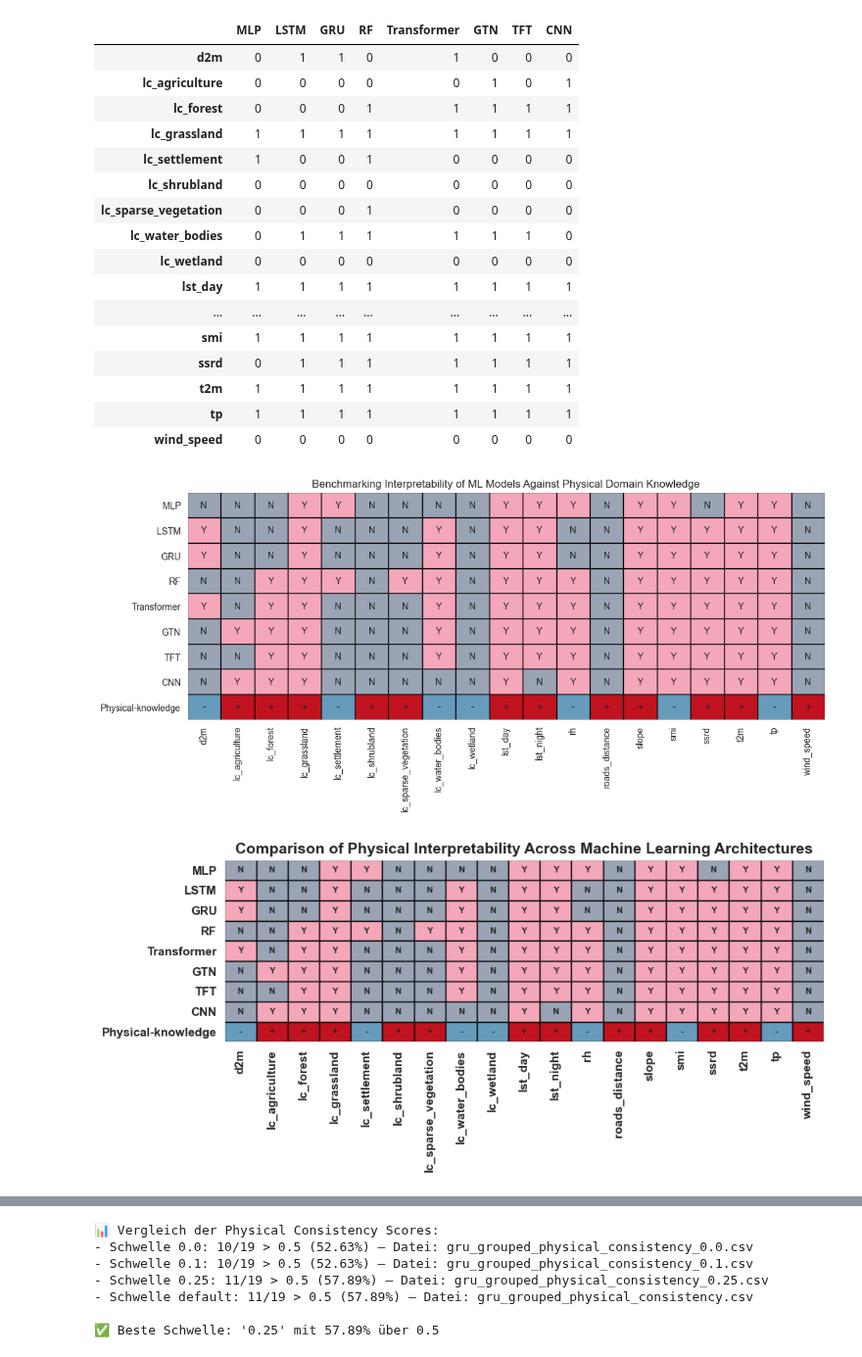
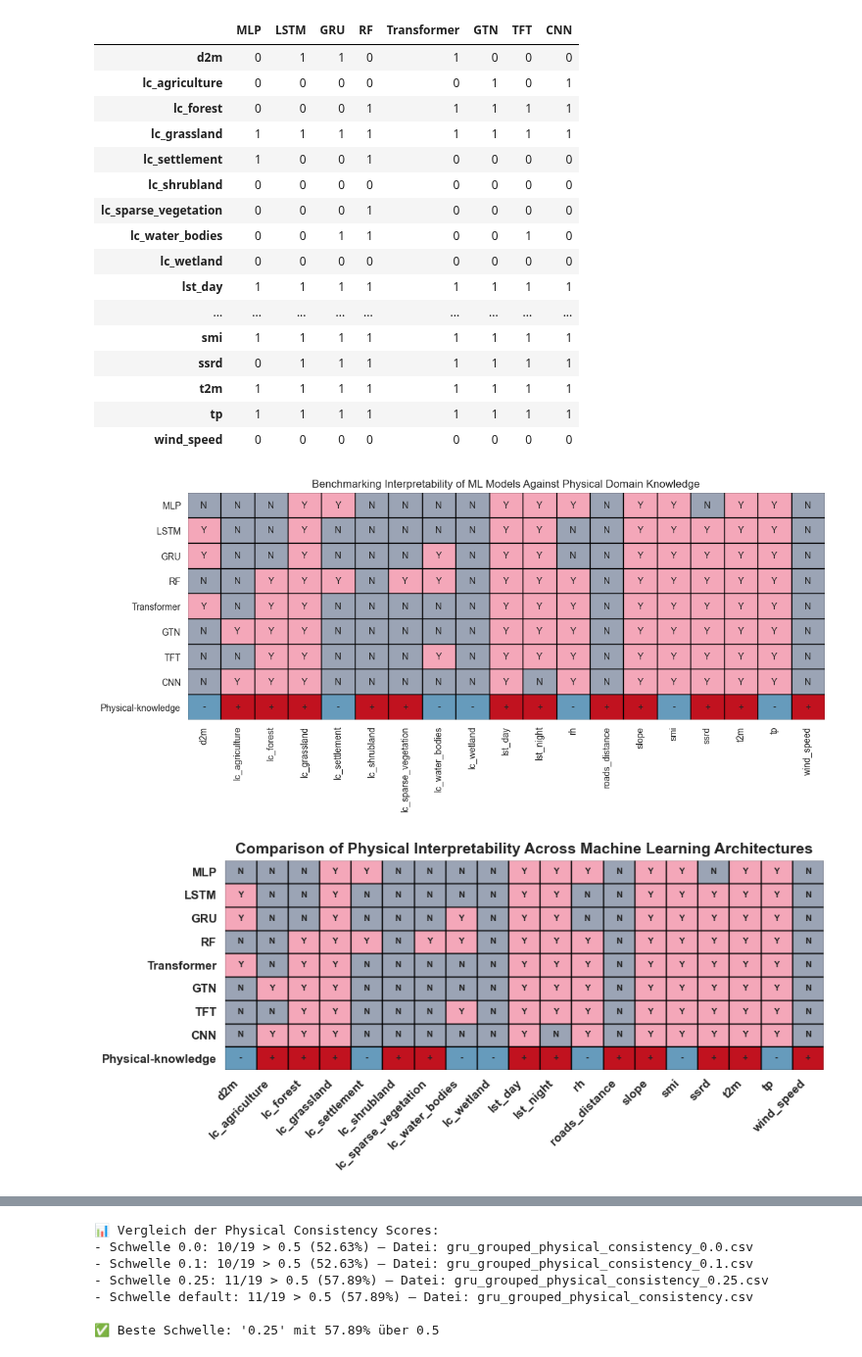
Before and after one commit to paulinebecker2002/mesogeos, a Jupyter notebook: outputs/physical_interpretability.ipynb, the cells around one changed output, grey strips where cells are left out. Shown at 98% size. Drawn from its saved outputs; the diff is of its cells as text; code cells hidden in the pictures.

```diff
--- a/outputs/physical_interpretability.ipynb
+++ b/outputs/physical_interpretability.ipynb
@@ -5,7 +5,7 @@ import seaborn as sns
 import numpy as np
 import os
 # %%
-df = pd.read_csv("/Users/I566184/bachelorarbeit_coding/mesogeos/csv/Physical_Interpretability_0.1.csv", sep=";", index_col=0)
+df = pd.read_csv("/Users/I566184/bachelorarbeit_coding/mesogeos/csv/Physical_Interpretability_0.0.csv", sep=";", index_col=0)
 df = df.loc[:, ~df.columns.str.contains("^Unnamed")]
 df
 # %% [output]
@@ -17,7 +17,7 @@ df
 | lc_settlement | 1 | 0 | 0 | 1 | 0 | 0 | 0 | 0 |
 | lc_shrubland | 0 | 0 | 0 | 0 | 0 | 0 | 0 | 0 |
 | lc_sparse_vegetation | 0 | 0 | 0 | 1 | 0 | 0 | 0 | 0 |
-| lc_water_bodies | 0 | 1 | 1 | 1 | 1 | 1 | 1 | 0 |
+| lc_water_bodies | 0 | 0 | 1 | 1 | 0 | 0 | 1 | 0 |
 | lc_wetland | 0 | 0 | 0 | 0 | 0 | 0 | 0 | 0 |
 | lst_day | 1 | 1 | 1 | 1 | 1 | 1 | 1 | 1 |
 | ... | ... | ... | ... | ... | ... | ... | ... | ... |
@@ -66,32 +66,32 @@ ax.set_title("Benchmarking Interpretability of ML Models Against Physical Domain
 plt.tight_layout()
 plt.show()
 # %% [output]
-[figure, old version]
+[figure, new version]
 # %%
 fig, ax = plt.subplots(figsize=(len(df_plot.columns)*0.5, len(df_plot)*0.5))
 
 # Farbe pro Zelle
 for (i, j), val in np.ndenumerate(df_plot.values):
     ax.add_patch(plt.Rectangle((j, i), 1, 1, color=get_color(val), ec='black'))
     ax.text(j + 0.5, i + 0.5, val, ha='center', va='center', fontsize=8, fontweight='bold')
 
 # Achsenbegrenzung
 ax.set_xlim(0, len(df_plot.columns))
 ax.set_ylim(0, len(df_plot.index))
 
 # Achsenticks
 ax.set_xticks(np.arange(len(df_plot.columns)) + 0.5)
 ax.set_yticks(np.arange(len(df_plot.index)) + 0.5)
-ax.set_xticklabels(df_plot.columns, rotation=90, fontsize=11, fontweight='bold')
+ax.set_xticklabels(df_plot.columns, rotation=45, ha='right', fontsize=11, fontweight='bold')
 ax.set_yticklabels(df_plot.index, fontsize=11, fontweight='bold')
 
 # Stil
 ax.invert_yaxis()
 ax.set_title("Comparison of Physical Interpretability Across Machine Learning Architectures", fontsize=14, fontweight='bold')
 plt.tight_layout()
 plt.show()
 # %% [output]
-[figure, old version]
+[figure, new version]
 # %%
 model = "lstm"
 path = "/Users/I566184/bachelorarbeit_coding/mesogeos/csv/physical_consistency"
```
Also changed, not shown: parts of 9 cells of this notebook, 9 other files.
